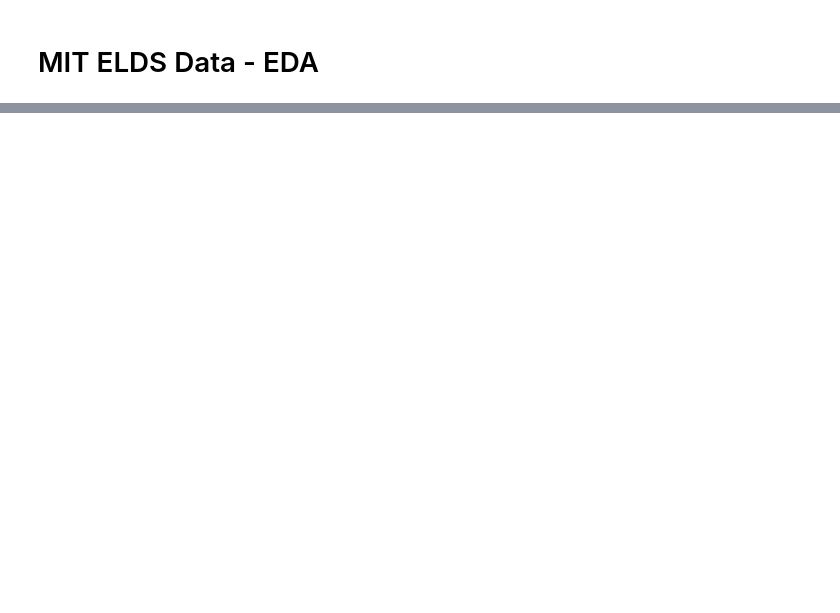
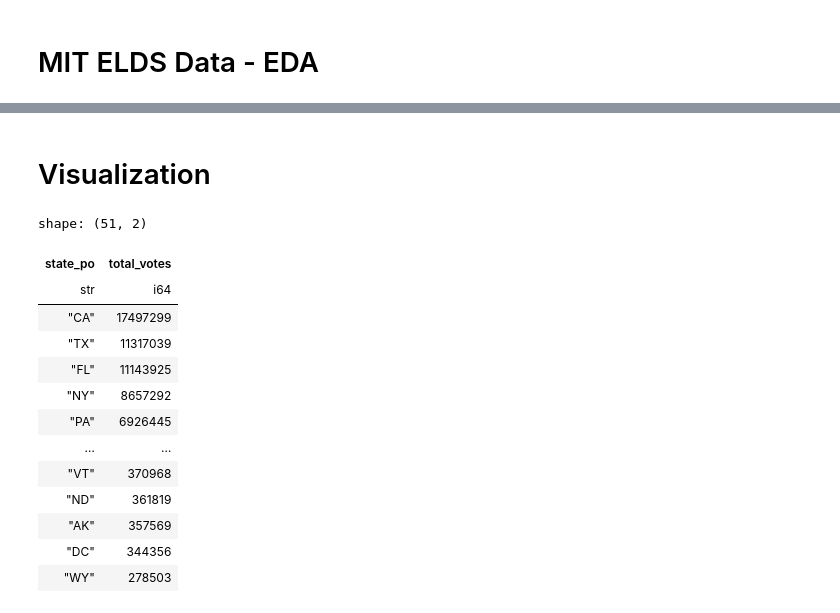
Before and after one commit to pixel-process-dev/decision-desk, a Jupyter notebook: notebooks/ELDS-EDA.ipynb, the cells around one changed output, grey strips where cells are left out. Drawn from its saved outputs; the diff is of its cells as text; code cells hidden in the pictures; blank space fills up the shorter version.

```diff
--- a/notebooks/ELDS-EDA.ipynb
+++ b/notebooks/ELDS-EDA.ipynb
@@ -62,0 +192,2 @@ shape: (9, 25)
+# %% [markdown]
+# Visualization
@@ -62,0 +199,17 @@ shape: (9, 25)
+# %%
+total_votes
+# %% [output]
+shape: (51, 2)
+| state_po | total_votes |
+| str | i64 |
+| "CA" | 17497299 |
+| "TX" | 11317039 |
+| "FL" | 11143925 |
+| "NY" | 8657292 |
+| "PA" | 6926445 |
+| … | … |
+| "VT" | 370968 |
+| "ND" | 361819 |
+| "AK" | 357569 |
+| "DC" | 344356 |
+| "WY" | 278503 |
```
Also changed, not shown: parts of 18 cells of this notebook, 1 other file.
